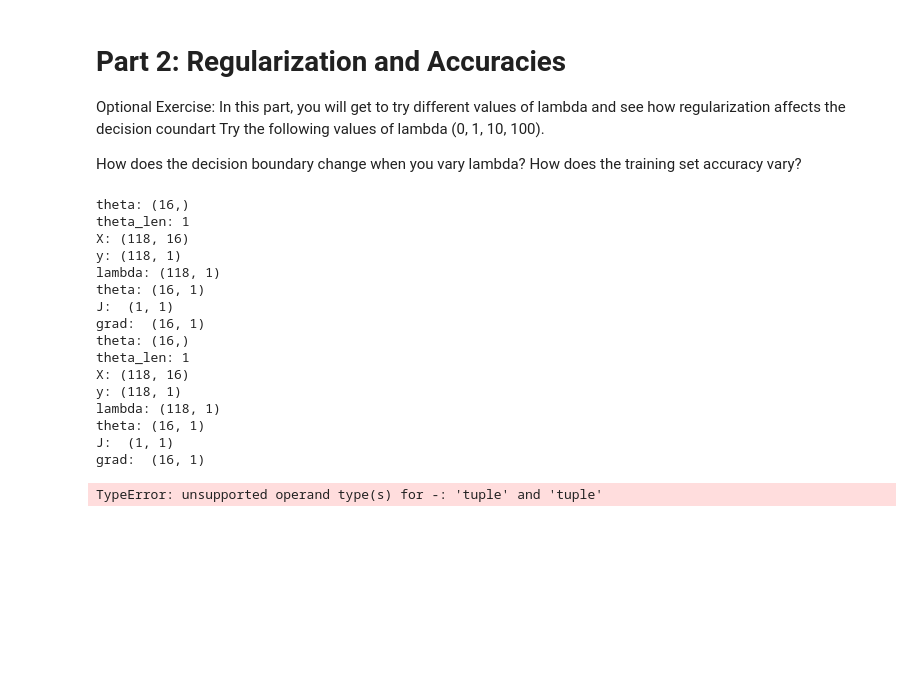
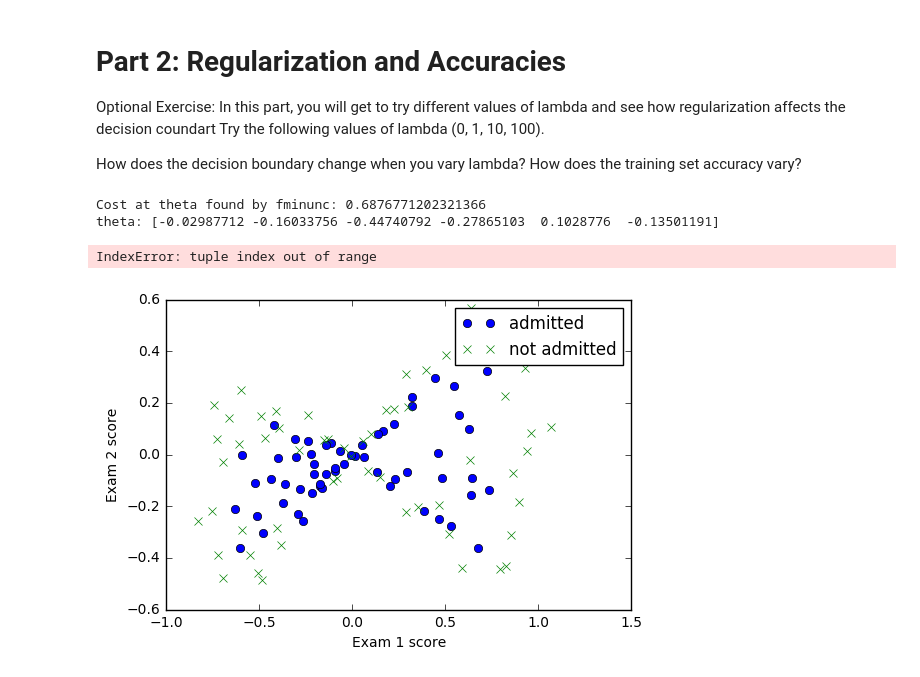
Before and after one commit to oqrusk/coursera_machine_learning, a Jupyter notebook: jupyter/ex2/logistic_regression_reguralized.ipynb, the cells around one changed output. Drawn from its saved outputs; the diff is of its cells as text; code cells hidden in the pictures; blank space fills up the shorter version.

Commit message:
wip todo: implement plot

```diff
--- a/jupyter/ex2/logistic_regression_reguralized.ipynb
+++ b/jupyter/ex2/logistic_regression_reguralized.ipynb
@@ -81,14 +81,22 @@ def sigmoid(z):
     return 1 / (1 + np.exp(-z))
 # %%
 def map_feature(X1, X2):
+    '''
+    MAPFEATURE Feature mapping function to polynomial features
+    MAPFEATURE(X1, X2) maps the two input features to quadratic features used in the regularization exercise.
+
+    Returns a new feature array with more features, comprising of
+        X1, X2, X1.^2, X2.^2, X1*X2, X1*X2.^2, etc..
+
+    Inputs X1, X2 must be the same size
+    '''
     degree = 6
-    out = np.ones((X1.shape))
+    out = np.ones(shape=(X1.shape[0], 1))
 
     for i in range(1, degree):
         for j in  range(0, i):
             n = np.power(X1, i - j) * np.power(X2, j)
-            out = np.hstack((out, n))
-
+        out = np.hstack((out, n))
     return out
 # %%
 def cost_function_reg(theta, X, y, lmd):
@@ -171,36 +169,30 @@ Try the following values of lambda (0, 1, 10, 100).
 How does the decision boundary change when you vary lambda?
 How does the training set accuracy vary?
 # %%
-def cb(v):
-    print(v)
-
+(m, n) = X_m.shape
 #  Initialize fitting parameters
-initial_theta = np.zeros((X_m.shape[1], 1)) # print(initial_theta.shape) # (16, 1)
+initial_theta = np.zeros(shape=(n, 1)) # print(initial_theta.shape) # (16, 1)
 
 #  Set regularization parameter lambda to 1 (you should vary this)
 lmd = 1
 
-#  Optimize
-decorated_cost = lambda t: cost_function_reg(t, X_m, y, lmd)
-res = optimize.fmin_bfgs(decorated_cost, initial_theta, maxiter=400)
+# Run fminunc to obtain the optimal theta
+cf = lambda t: cost_function_reg(t, X_m, y, lmd)
+grad = lambda t: gradient_descent(t, X_m, y, lmd)
 
-print(res)
+# res = optimize.minimize(cf, initial_theta, method='BFGS', jac=grad, options={'maxiter': 400})
+res = optimize.minimize(cf, initial_theta,  options={'maxiter': 400})
+
+# Print theta to screen
+print('Cost at theta found by fminunc: {0}'.format(res.fun))
+print('theta:', res.x)
+theta = res.x
 # %% [output]
-theta: (16,)
-theta_len: 1
-X: (118, 16)
-y: (118, 1)
-lambda: (118, 1)
-theta: (16, 1)
-J:  (1, 1)
-grad:  (16, 1)
-theta: (16,)
-theta_len: 1
-X: (118, 16)
-y: (118, 1)
-lambda: (118, 1)
-theta: (16, 1)
-J:  (1, 1)
-grad:  (16, 1)
+Cost at theta found by fminunc: 0.6876771202321366
+theta: [-0.02987712 -0.16033756 -0.44740792 -0.27865103  0.1028776  -0.13501191]
-TypeError: unsupported operand type(s) for -: 'tuple' and 'tuple'
+# %%
+plot_decision_boundary(theta, X_m, y)
+# %% [output]
+IndexError: tuple index out of range
+[figure, added]
 # %%
```
Also changed, not shown: parts of 3 cells of this notebook, 2 other files.
